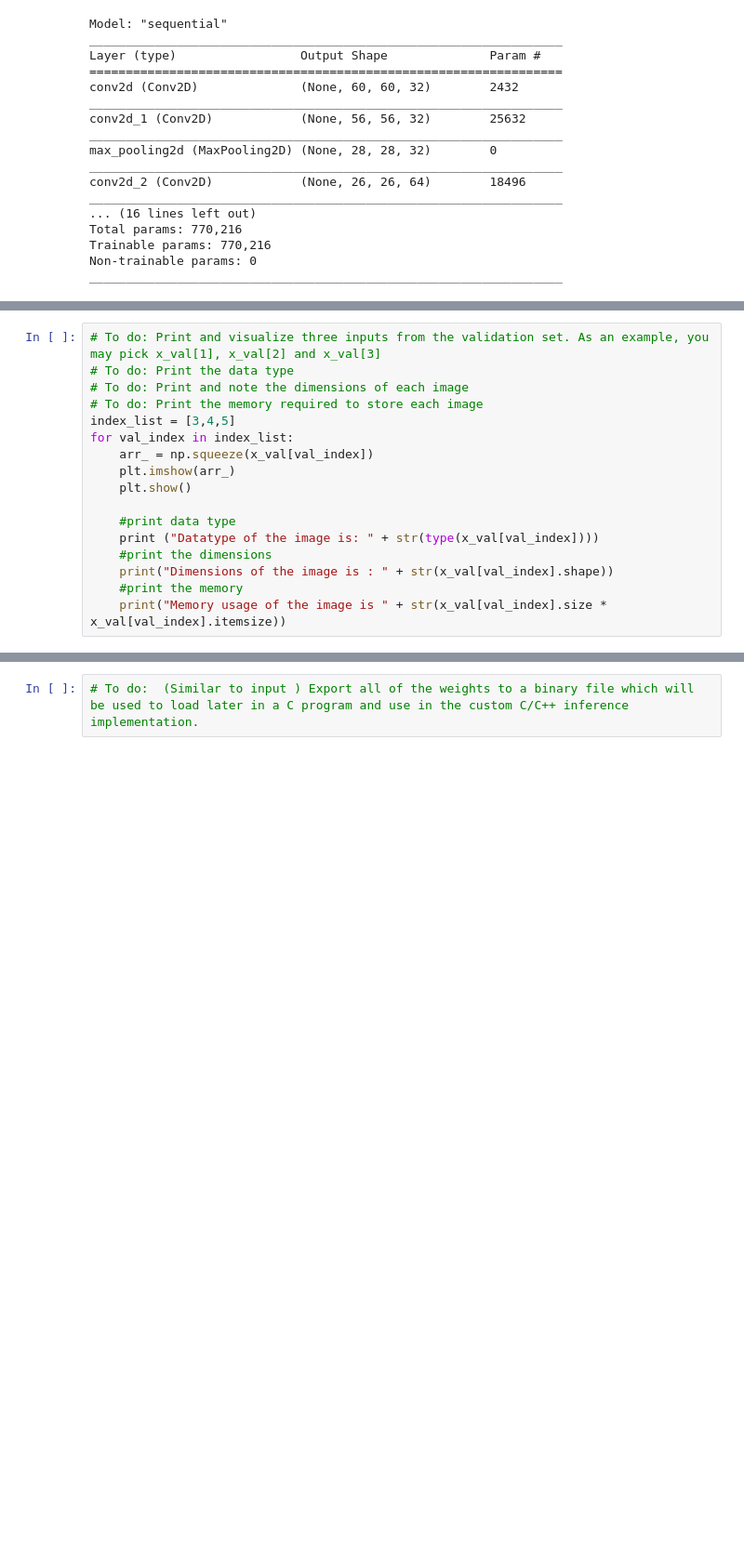
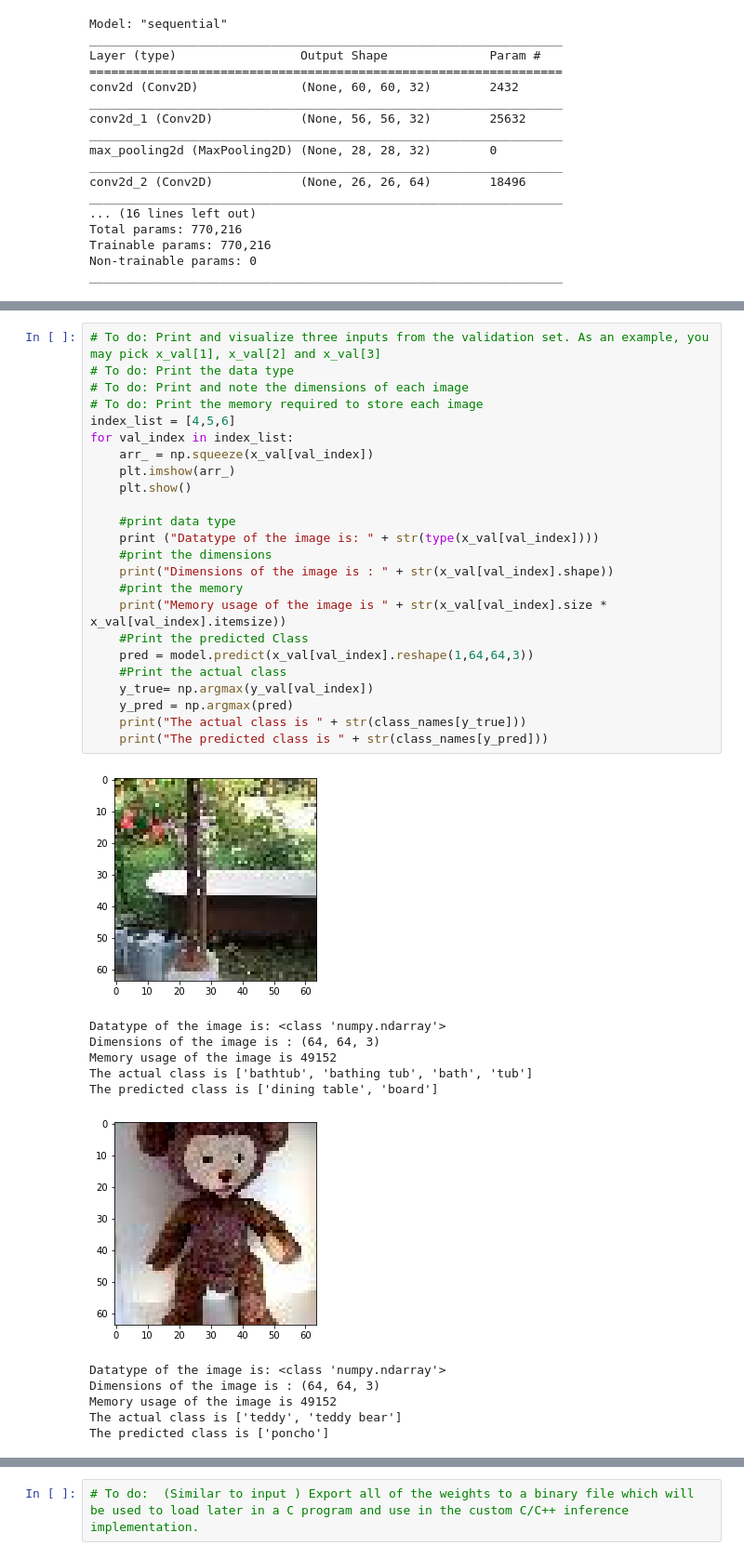
Before and after one commit to jrmerkel/CPRE482X, a Jupyter notebook: Jupyter/cpre482x-lab1/Inference/Template_Jupyter/TinyImageNet_Inference_template.ipynb, the cells around one changed output, grey strips where cells are left out. Shown at 93% size. Drawn from its saved outputs; the diff is of its cells as text; blank space fills up the shorter version.

```diff
--- a/Jupyter/cpre482x-lab1/Inference/Template_Jupyter/TinyImageNet_Inference_template.ipynb
+++ b/Jupyter/cpre482x-lab1/Inference/Template_Jupyter/TinyImageNet_Inference_template.ipynb
@@ -286,17 +317,37 @@ for i in class_names:
 # %%
 # To do: Print and visualize three inputs from the validation set. As an example, you may pick x_val[1], x_val[2] and x_val[3]
 # To do: Print the data type
 # To do: Print and note the dimensions of each image
 # To do: Print the memory required to store each image
-index_list = [3,4,5]
+index_list = [4,5,6]
 for val_index in index_list:
     arr_ = np.squeeze(x_val[val_index])
     plt.imshow(arr_)
     plt.show()
 
     #print data type
     print ("Datatype of the image is: " + str(type(x_val[val_index])))
     #print the dimensions
     print("Dimensions of the image is : " + str(x_val[val_index].shape))
     #print the memory
     print("Memory usage of the image is " + str(x_val[val_index].size * x_val[val_index].itemsize))
+    #Print the predicted Class
+    pred = model.predict(x_val[val_index].reshape(1,64,64,3))
+    #Print the actual class
+    y_true= np.argmax(y_val[val_index])
+    y_pred = np.argmax(pred)
+    print("The actual class is " + str(class_names[y_true]))
+    print("The predicted class is " + str(class_names[y_pred]))
+# %% [output]
+[figure, added]
+Datatype of the image is: <class 'numpy.ndarray'>
+Dimensions of the image is : (64, 64, 3)
+Memory usage of the image is 49152
+The actual class is ['bathtub', 'bathing tub', 'bath', 'tub']
+The predicted class is ['dining table', 'board']
+[figure, added]
+Datatype of the image is: <class 'numpy.ndarray'>
+Dimensions of the image is : (64, 64, 3)
+Memory usage of the image is 49152
+The actual class is ['teddy', 'teddy bear']
+The predicted class is ['poncho']
```
Also changed, not shown: parts of 12 cells of this notebook, 3 other files.
